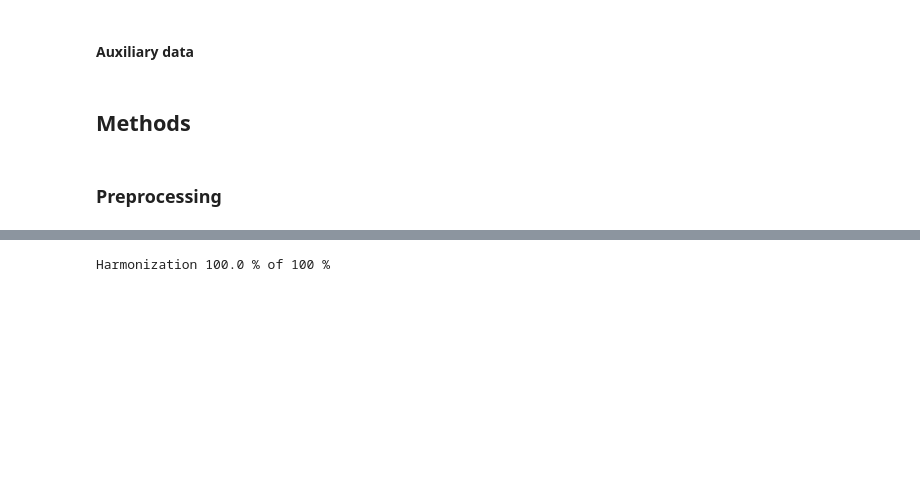
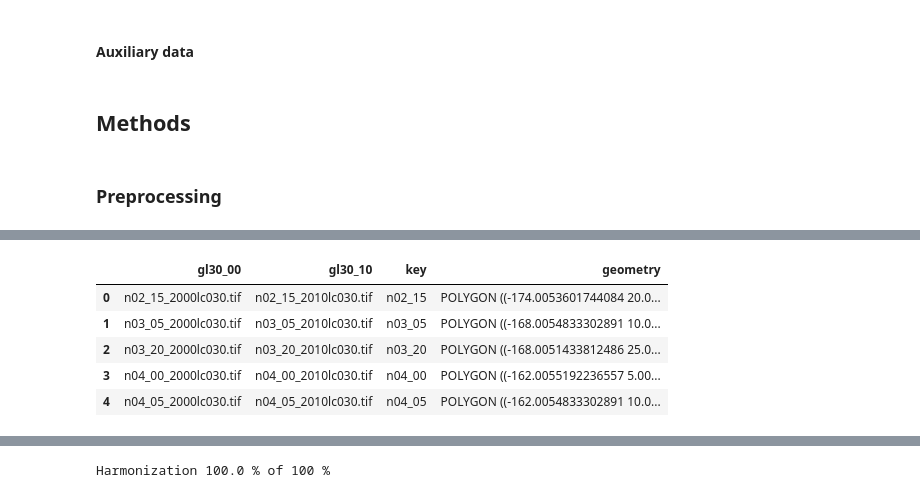
Before and after one commit to l5d1l5/tropicly, a Jupyter notebook: Master.ipynb, the cells around one changed output, grey strips where cells are left out. Saved outputs shown, nothing was run; the diff lists cells and outputs as text; code cells hidden in the pictures; blank space fills up the shorter version.

```diff
--- a/Master.ipynb
+++ b/Master.ipynb
@@ -167,19 +176,26 @@ gfc_mask.head()
 # %%
 # GL30 mask
 gl30 = sorted(DIRS.gl30.glob('*.tif'), key=lambda key: (key.name[7:11], key.name[0:6]))
 
 exclude = 'n01_00 s01_00 s01_10 s01_15 s01_20 s60_00 s60_05 s60_10 s60_15 n53_00'.split()
 gl30 = [item for item in gl30 if item.name[0:6] not in exclude]
 data_len = int(len(gl30)/2)
 
 kwargs = {
     'gl30_00': [i.name for i in gl30[:data_len]],
     'gl30_10': [i.name for i in gl30[data_len:]],
     'key': [i.name[0:6] for i in gl30[:data_len]]
 }
 
 gl30_mask = tile_index(gl30[data_len:], WGS84, **kwargs)
-gl30_mask.to_file(str(DIRS.masks / 'gl30_mask.shp'))
+gl30_mask.to_file(str(DIRS.auxiliary / 'gl30_mask.shp'))
 gl30_mask.head()
+# %% [output]
+|  | gl30_00 | gl30_10 | key | geometry |
+| 0 | n02_15_2000lc030.tif | n02_15_2010lc030.tif | n02_15 | POLYGON ((-174.0053601744084 20.0... |
+| 1 | n03_05_2000lc030.tif | n03_05_2010lc030.tif | n03_05 | POLYGON ((-168.0054833302891 10.0... |
+| 2 | n03_20_2000lc030.tif | n03_20_2010lc030.tif | n03_20 | POLYGON ((-168.0051433812486 25.0... |
+| 3 | n04_00_2000lc030.tif | n04_00_2010lc030.tif | n04_00 | POLYGON ((-162.0055192236557 5.00... |
+| 4 | n04_05_2000lc030.tif | n04_05_2010lc030.tif | n04_05 | POLYGON ((-162.0054833302891 10.0... |
 # %%
 # Biomass mask
```
Also changed, not shown: parts of 21 cells of this notebook, 1 other file.
